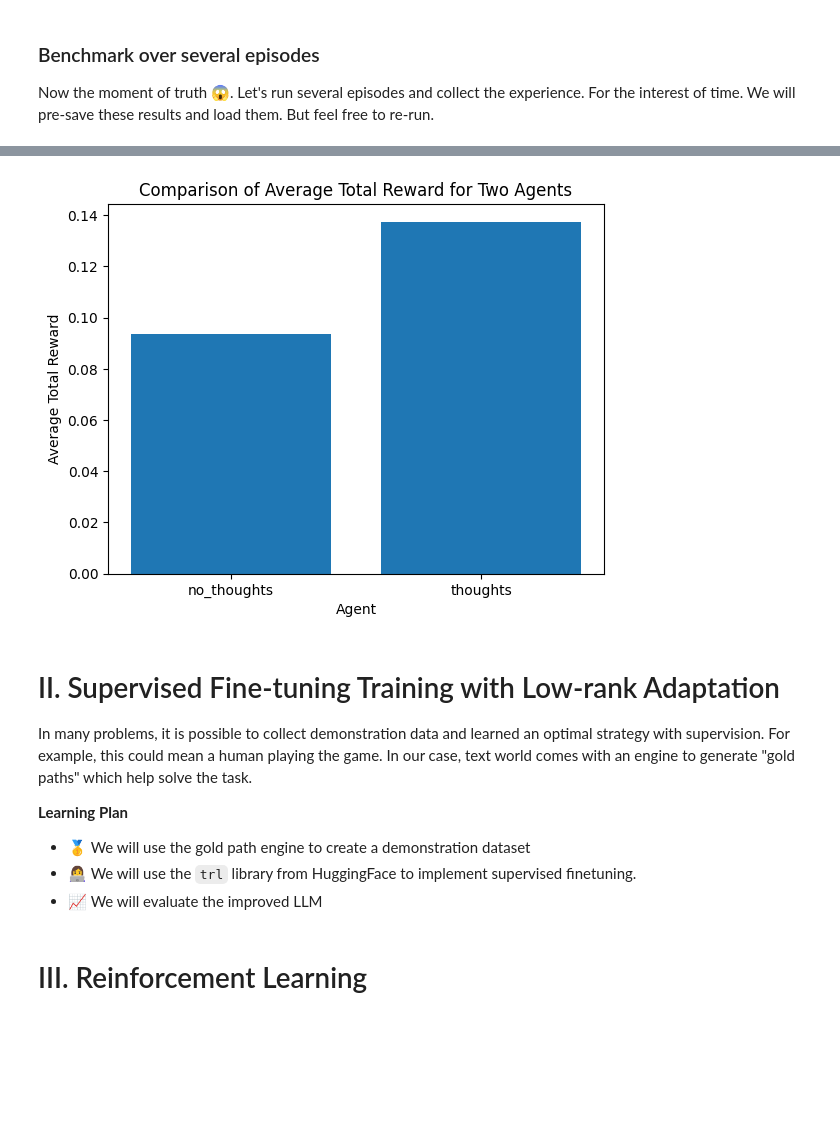
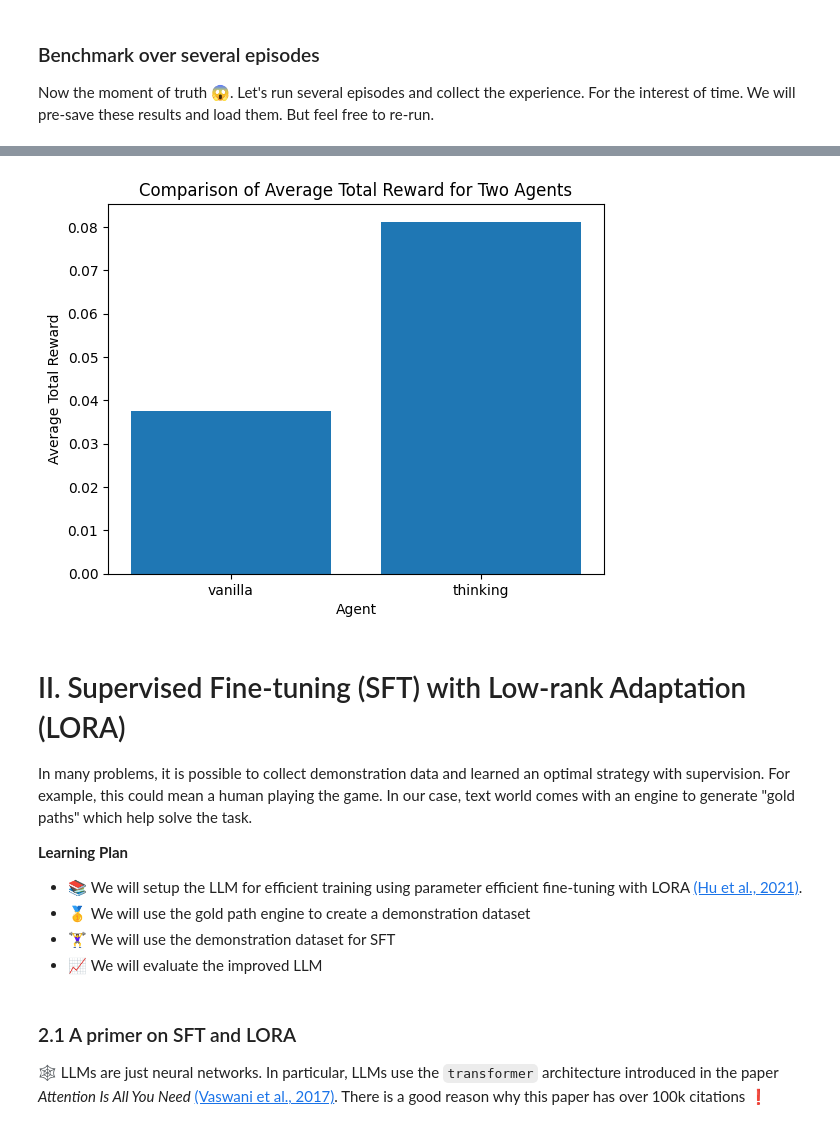
Before and after one commit to nickhalmagyi/hdsi-winter-workshop, a Jupyter notebook: llm-agents-part2.ipynb, the cells around one changed output, grey strips where cells are left out. Cells and saved outputs as stored; diff of their text form; code cells hidden in the pictures; blank space fills up the shorter version.

Commit message:
add episodes agents, update notebooks

```diff
--- a/llm-agents-part2.ipynb
+++ b/llm-agents-part2.ipynb
@@ -614,23 +645,29 @@ Now the moment of truth 😱. Let's run several episodes and collect the experie
 For the interest of time. We will pre-save these results and load them.
 But feel free to re-run.
 # %%
-# ## uncomment to run
+import json
+import requests
 
-# import json
+## Uncomment to rerun everything, by default, result is pre-saved
 
-# episodes = {"no_thoughts": [], "thoughts": []}
+# episodes = {"vanilla": [], "thinking": []}
 
 # num_episodes_per_agent = 20
 
 # for agent, results in episodes.items():
 #     printmd(f"### Agent {agent}")
-#     use_thoughts = (agent == "thoughts")
+#     thinking = (agent == "thinking")
 
 #     for ep in range(num_episodes_per_agent):
 #         printmd(f"#### Episode {ep}")
-#         total_reward, memory = episode_rollout(gameFold="test", use_thoughts=use_thoughts)
-#         results.append({"ep": ep, "total_reward": total_reward, "memory": memory})
+#         memory, data, total_reward = episode_rollout(model, gameFold="test", thinking=thinking)
+#         results.append({"ep": ep, "total_reward": total_reward, "memory": memory, "data": data})
 
-# with open("results_baseline_agents.json", "w") as f:
+# with open(f"{target_dir}/episodes_baseline_agents.json", "w") as f:
 #     json.dump(episodes, f)
+
+# Download pre-saved results_baseline_agents.json generated in the previous cell from Github
+# Comment following lines if re-running data collection
+url = "https://raw.githubusercontent.com/mauriciogtec/hdsi-winter-workshop/refs/heads/main/results_baseline_agents.json"
+episodes = json.loads(requests.get(url).text)
 # %% [output]
@@ -648,44 +685,37 @@ But feel free to re-run.
 #### Episode 10
 ... (30 outputs left out)
 # %%
-import json
 import numpy as np
 import matplotlib.pyplot as plt
-import requests
-
-# download pre-saved results_baseline_agents.json from github
-if not os.path.exists("results_baseline_agents.json"):
-    url = "https://raw.githubusercontent.com/mauriciogtec/hdsi-winter-workshop/refs/heads/main/results_baseline_agents.json"
-    response = requests.get(url)
-
-with open("results_baseline_agents.json", "r") as f:
-    episodes = json.load(f)
 
 avg_rewards = {
     a: np.mean([ep["total_reward"] for ep in episodes[a]])
-    for a in ["no_thoughts", "thoughts"]
+    for a in ["vanilla", "thinking"]
 }
 
 # make a bar chart
 agents = list(avg_rewards.keys())
 rewards = list(avg_rewards.values())
 
 plt.bar(agents, rewards)
 plt.xlabel("Agent")
 plt.ylabel("Average Total Reward")
 plt.title("Comparison of Average Total Reward for Two Agents")
 plt.show()
 # %% [output]
-[figure, old version]
+[figure, new version]
 # %% [markdown]
-# II. Supervised Fine-tuning Training with Low-rank Adaptation
+# II. Supervised Fine-tuning (SFT) with Low-rank Adaptation (LORA)
 
 In many problems, it is possible to collect demonstration data and learned an optimal strategy with supervision. For example, this could mean a human playing the game. In our case, text world comes with an engine to generate "gold paths" which help solve the task.
 
 **Learning Plan**
 
+* 📚 We will setup the LLM for efficient training using parameter efficient fine-tuning with LORA [(Hu et al., 2021)](https://arxiv.org/abs/2106.09685).
 * 🥇 We will use the gold path engine to create a demonstration dataset
-* 👩‍💻 We will use the `trl` library from HuggingFace to implement supervised finetuning.
+* 🏋️‍♀️ We will use the demonstration dataset for SFT
 * 📈 We will evaluate the improved LLM
-# %% [markdown]
-# III. Reinforcement Learning
+# %% [markdown]
+### 2.1 A primer on SFT and LORA
+
+🕸️ LLMs are just neural networks. In particular, LLMs use the `transformer` architecture introduced in the paper *Attention Is All You Need*  [(Vaswani et al., 2017)](https://arxiv.org/abs/1706.03762). There is a good reason why this paper has over 100k citations ❗️
```
Also changed, not shown: parts of 31 cells of this notebook, 4 other files.
